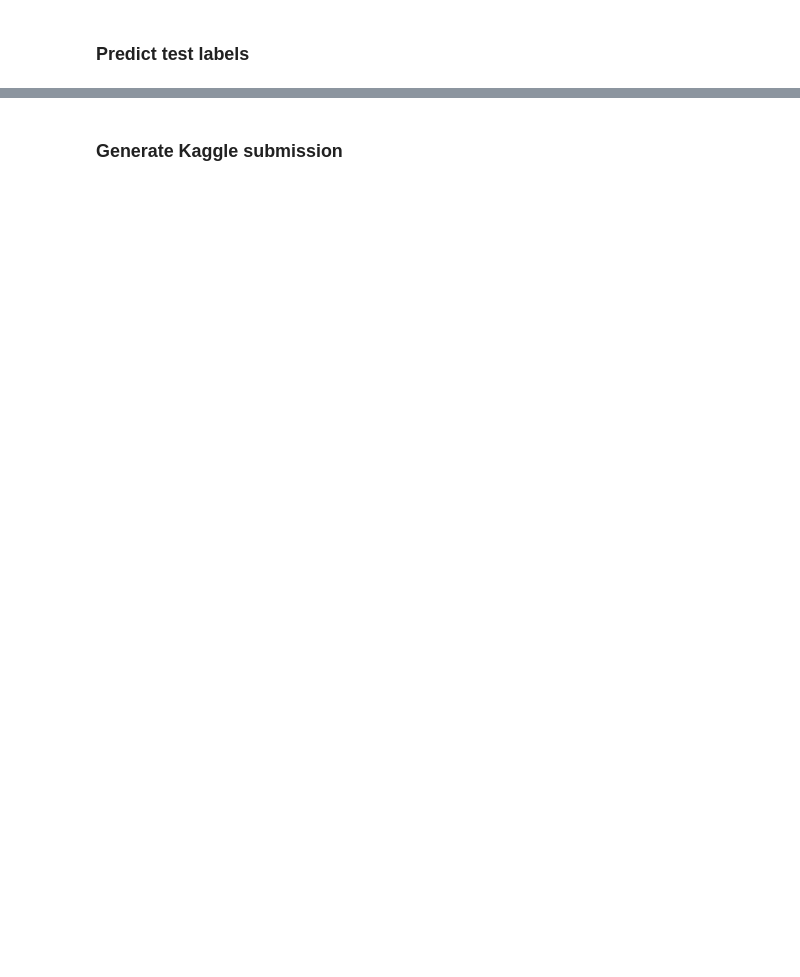
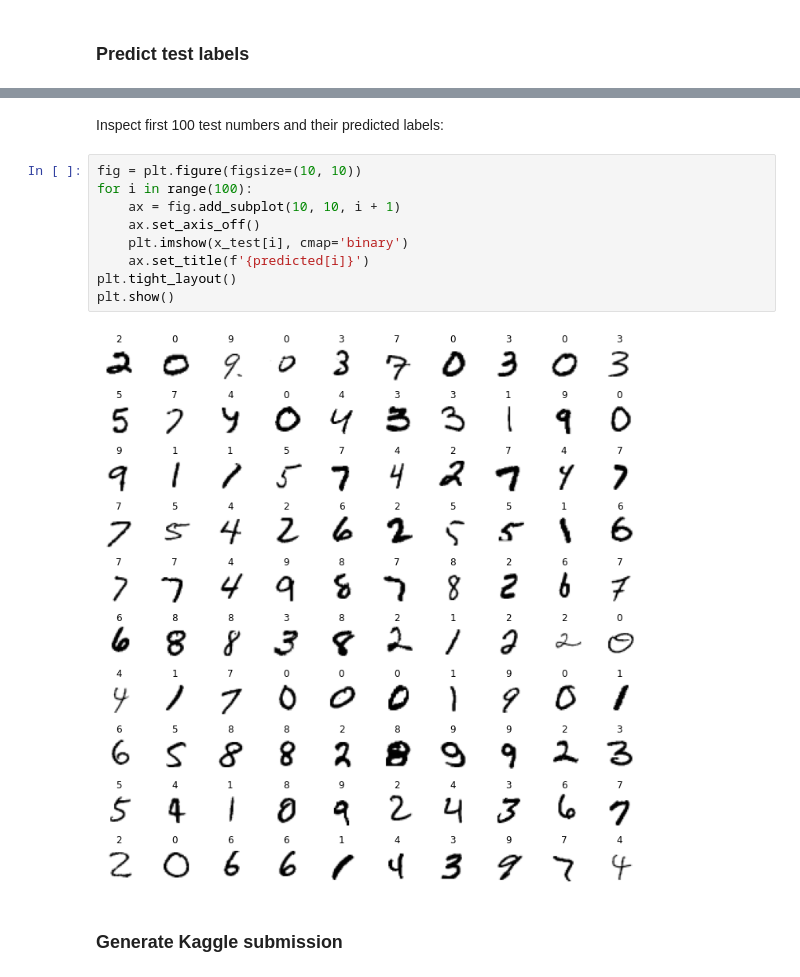
Before and after one commit to alankrantas/colab-python-cookbooks, a Jupyter notebook: kaggle/digits_autokeras.ipynb, the cells around one changed output, grey strips where cells are left out. Drawn from its saved outputs; the diff is of its cells as text; blank space fills up the shorter version.

```diff
--- a/kaggle/digits_autokeras.ipynb
+++ b/kaggle/digits_autokeras.ipynb
@@ -78,3 +138,16 @@ predicted = clf.predict(x_test).flatten().astype('uint8')
+# %% [markdown]
+Inspect first 100 test numbers and their predicted labels:
+# %%
+fig = plt.figure(figsize=(10, 10))
+for i in range(100):
+    ax = fig.add_subplot(10, 10, i + 1)
+    ax.set_axis_off()
+    plt.imshow(x_test[i], cmap='binary')
+    ax.set_title(f'{predicted[i]}')
+plt.tight_layout()
+plt.show()
+# %% [output]
+[figure, added]
 # %% [markdown]
 ### Generate Kaggle submission
 # %%
```
Also changed, not shown: parts of 17 cells of this notebook.
